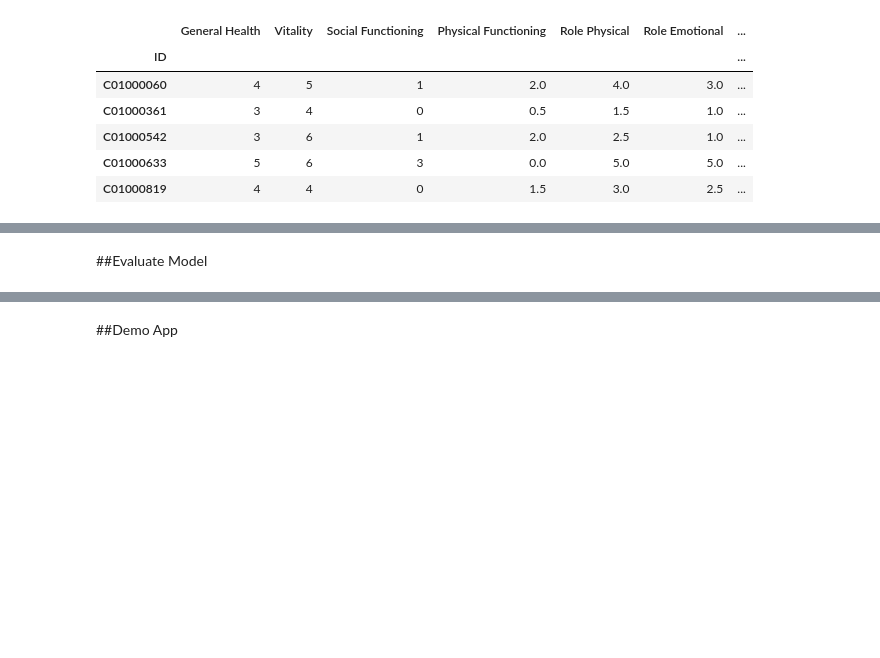
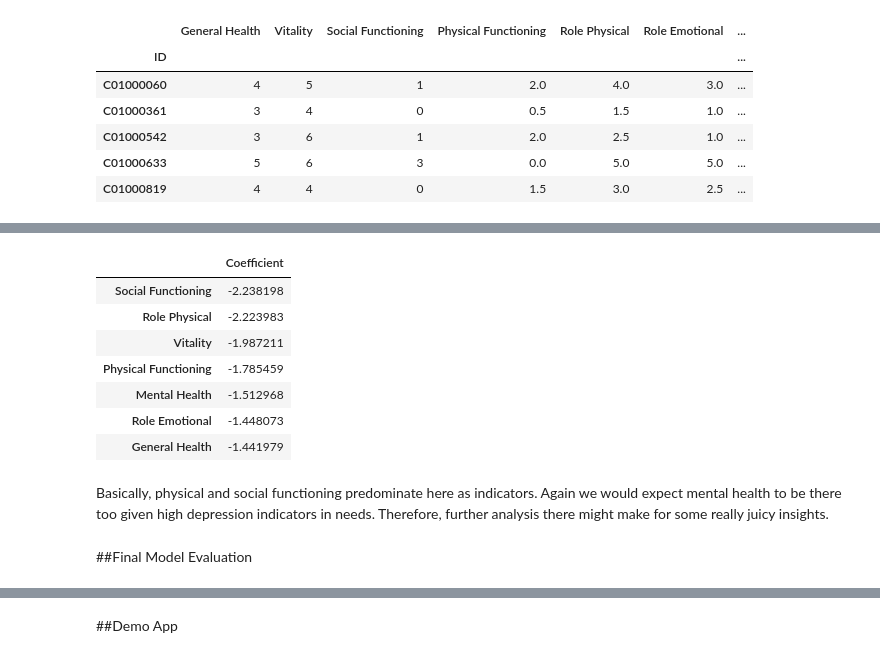
Before and after one commit to cesleem/DAT_SF_14, a Jupyter notebook: project/Cluster Analysis.ipynb, the cells around one changed output, grey strips where cells are left out. Cells and saved outputs as stored; diff of their text form; code cells hidden in the pictures; blank space fills up the shorter version.

Commit message:
finished analysis :)

```diff
--- a/project/Cluster Analysis.ipynb
+++ b/project/Cluster Analysis.ipynb
@@ -591,2 +621,15 @@ print 'Baseline Model: {:.3f}'.format(target.mean())
+# %%
+pd.DataFrame({'Coefficient':lr.coef_.ravel()}, index=feature_names).sort('Coefficient')
+# %% [output]
+|  | Coefficient |
+| Social Functioning | -2.238198 |
+| Role Physical | -2.223983 |
+| Vitality | -1.987211 |
+| Physical Functioning | -1.785459 |
+| Mental Health | -1.512968 |
+| Role Emotional | -1.448073 |
+| General Health | -1.441979 |
+# %% [markdown]
+Basically, physical and social functioning predominate here as indicators.  Again we would expect mental health to be there too given high depression indicators in needs.  Therefore, further analysis there might make for some really juicy insights.
 # %% [markdown]
-##Evaluate Model
+##Final Model Evaluation
```
Also changed, not shown: parts of 17 cells of this notebook, 1 other file.
